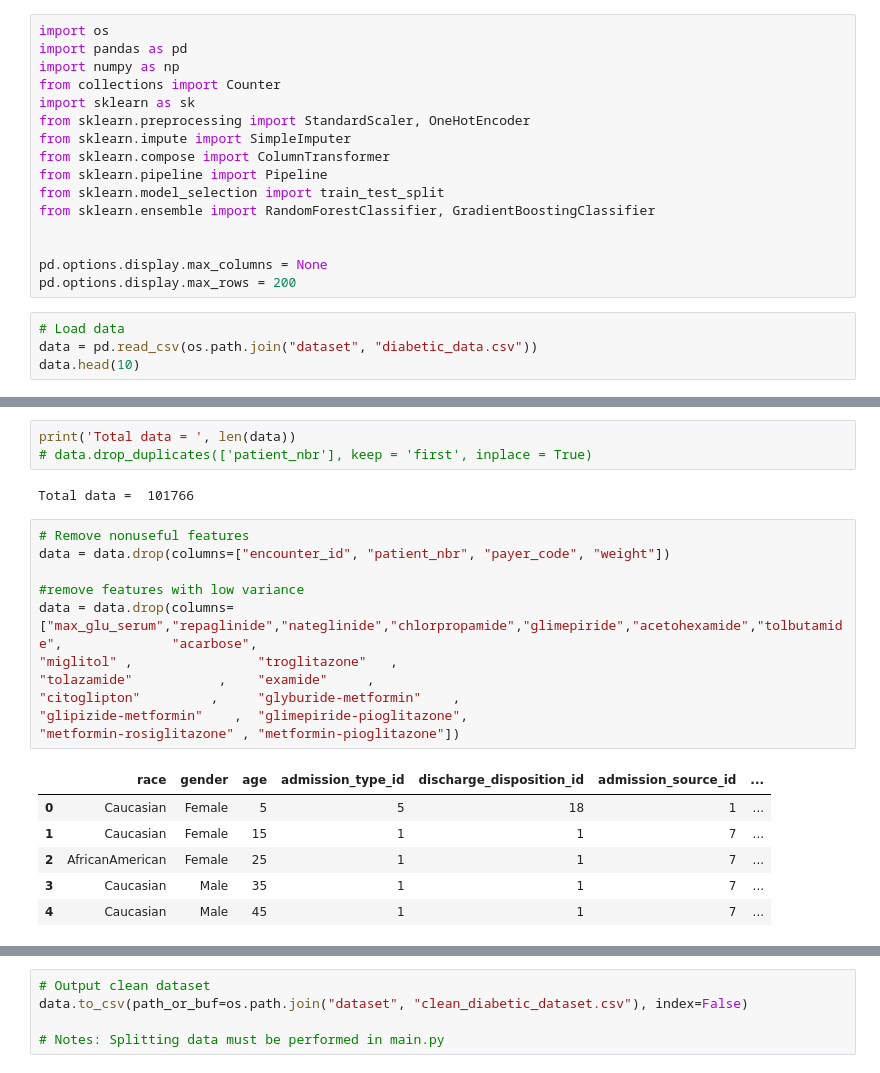
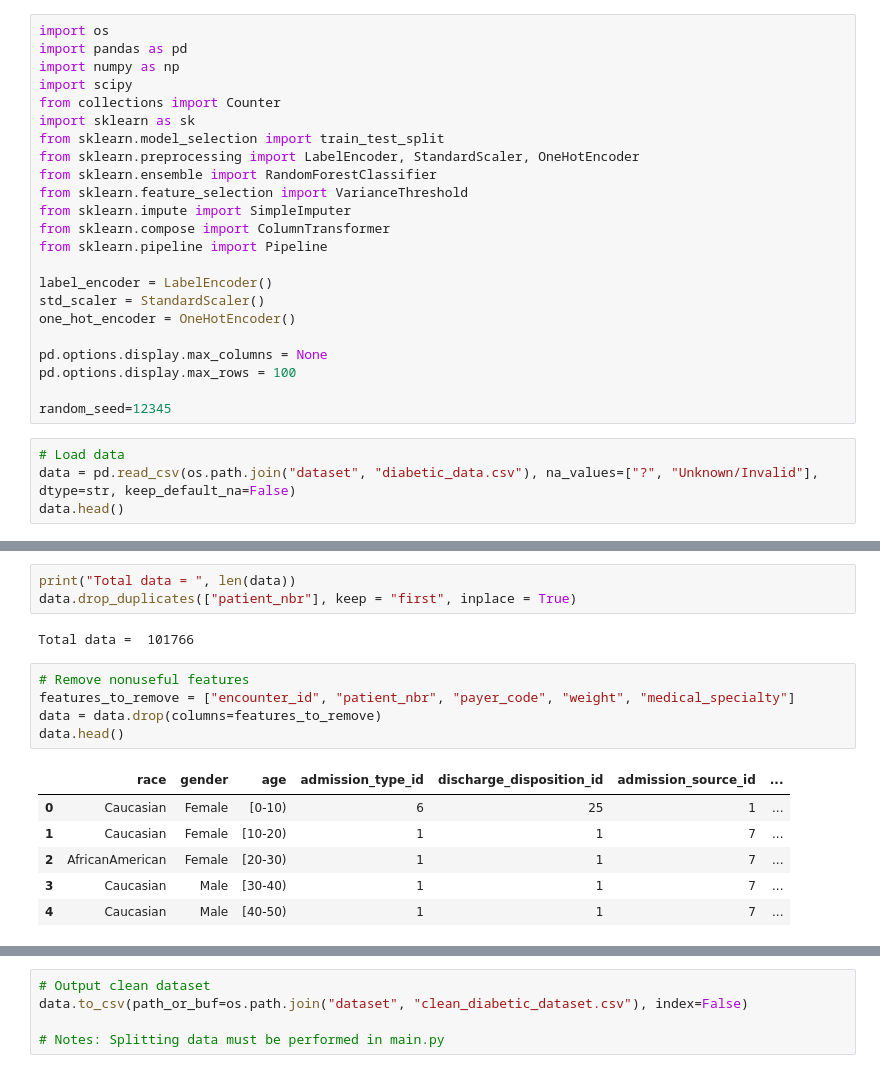
Before and after one commit to minhngo3818/cs178-diabetes-project, a Jupyter notebook: cleaner.ipynb, the cells around one changed output, grey strips where cells are left out. Cells and saved outputs as stored; diff of their text form.

```diff
--- a/cleaner.ipynb
+++ b/cleaner.ipynb
@@ -4,21 +4,28 @@
 import os
 import pandas as pd
 import numpy as np
+import scipy
 from collections import Counter
 import sklearn as sk
-from sklearn.preprocessing import StandardScaler, OneHotEncoder
+from sklearn.model_selection import train_test_split
+from sklearn.preprocessing import LabelEncoder, StandardScaler, OneHotEncoder
+from sklearn.ensemble import RandomForestClassifier
+from sklearn.feature_selection import VarianceThreshold
 from sklearn.impute import SimpleImputer
 from sklearn.compose import ColumnTransformer
 from sklearn.pipeline import Pipeline
-from sklearn.model_selection import train_test_split
-from sklearn.ensemble import RandomForestClassifier, GradientBoostingClassifier
 
+label_encoder = LabelEncoder()
+std_scaler = StandardScaler()
+one_hot_encoder = OneHotEncoder()
 
 pd.options.display.max_columns = None
-pd.options.display.max_rows = 200
+pd.options.display.max_rows = 100
+
+random_seed=12345
 # %%
 # Load data
-data = pd.read_csv(os.path.join("dataset", "diabetic_data.csv"))
-data.head(10)
+data = pd.read_csv(os.path.join("dataset", "diabetic_data.csv"), na_values=["?", "Unknown/Invalid"], dtype=str, keep_default_na=False)
+data.head()
 # %% [output]
 |  | encounter_id | patient_nbr | race | gender | age | weight | admission_type_id | ... |
@@ -62,23 +57,17 @@ data['age'] = data['age'].apply(lambda x : replaceDict[x])
 # %%
-print('Total data = ', len(data))
-# data.drop_duplicates(['patient_nbr'], keep = 'first', inplace = True)
+print("Total data = ", len(data))
+data.drop_duplicates(["patient_nbr"], keep = "first", inplace = True)
 # %% [output]
 Total data =  101766
 # %%
 # Remove nonuseful features
-data = data.drop(columns=["encounter_id", "patient_nbr", "payer_code", "weight"])
-
-#remove features with low variance
-data = data.drop(columns=["max_glu_serum","repaglinide","nateglinide","chlorpropamide","glimepiride","acetohexamide","tolbutamide",              "acarbose",
-"miglitol" ,                "troglitazone"   ,
-"tolazamide"           ,    "examide"     ,
-"citoglipton"         ,     "glyburide-metformin"    ,
-"glipizide-metformin"    ,  "glimepiride-pioglitazone",
-"metformin-rosiglitazone" , "metformin-pioglitazone"])
+features_to_remove = ["encounter_id", "patient_nbr", "payer_code", "weight", "medical_specialty"]
+data = data.drop(columns=features_to_remove)
+data.head()
 # %% [output]
 |  | race | gender | age | admission_type_id | discharge_disposition_id | admission_source_id | ... |
-| 0 | Caucasian | Female | 5 | 5 | 18 | 1 | ... |
-| 1 | Caucasian | Female | 15 | 1 | 1 | 7 | ... |
-| 2 | AfricanAmerican | Female | 25 | 1 | 1 | 7 | ... |
-| 3 | Caucasian | Male | 35 | 1 | 1 | 7 | ... |
-| 4 | Caucasian | Male | 45 | 1 | 1 | 7 | ... |
+| 0 | Caucasian | Female | [0-10) | 6 | 25 | 1 | ... |
+| 1 | Caucasian | Female | [10-20) | 1 | 1 | 7 | ... |
+| 2 | AfricanAmerican | Female | [20-30) | 1 | 1 | 7 | ... |
+| 3 | Caucasian | Male | [30-40) | 1 | 1 | 7 | ... |
+| 4 | Caucasian | Male | [40-50) | 1 | 1 | 7 | ... |
```
Also changed, not shown: parts of 20 cells of this notebook, 1 other file.
